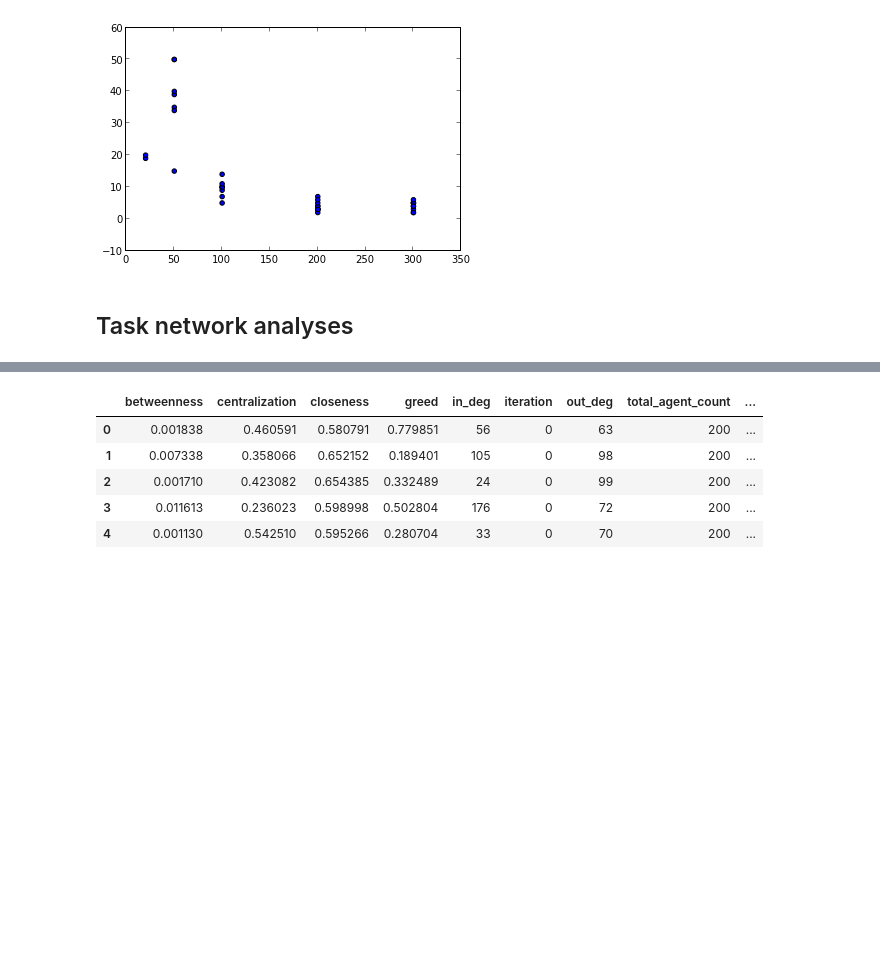
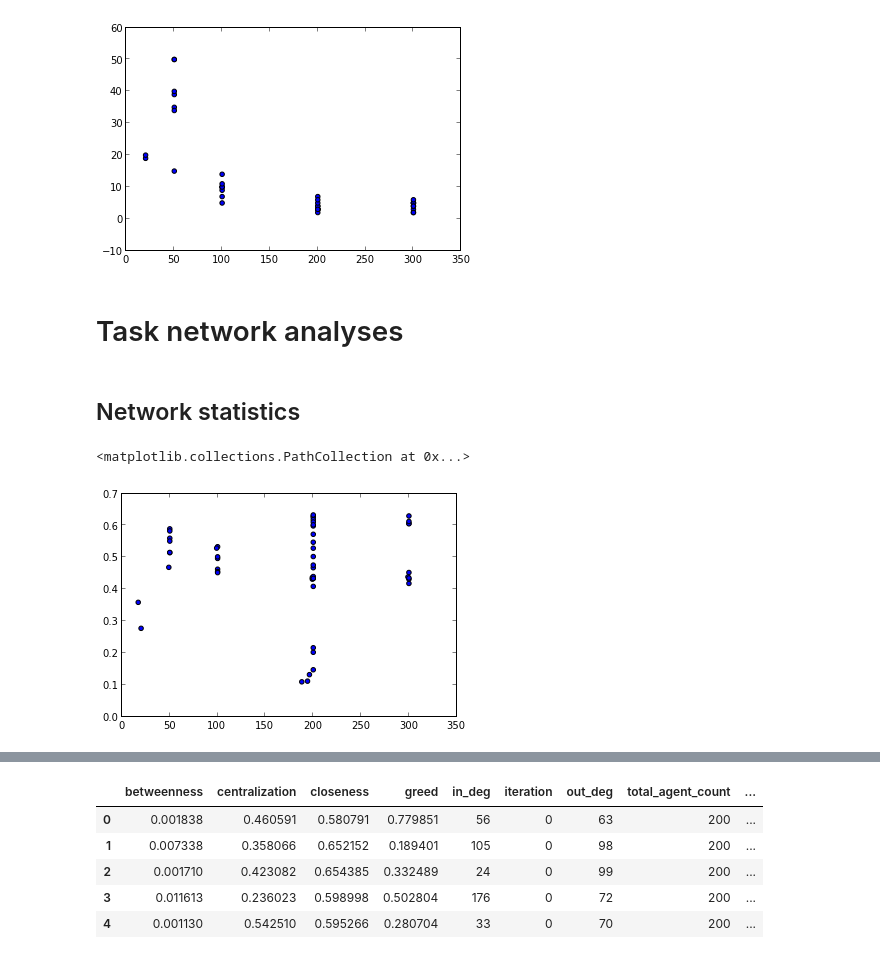
Before and after one commit to jackiekazil/goalnet, a Jupyter notebook: goalnet/analysis/Analysis 2.ipynb, the cells around one changed output, grey strips where cells are left out. Cells and saved outputs as stored; diff of their text form; code cells hidden in the pictures; blank space fills up the shorter version.

```diff
--- a/goalnet/analysis/Analysis 2.ipynb
+++ b/goalnet/analysis/Analysis 2.ipynb
@@ -50,4 +51,18 @@ plt.scatter(agent_counts, delta_tasks)
 <matplotlib.collections.PathCollection at 0x...>
 [figure]
 # %% [markdown]
-## Task network analyses
+# Task network analyses
+# %% [markdown]
+## Network statistics
+# %%
+graph_data = []
+for G in iterate_over_networks(BASE_PATH):
+    g_dat = get_network_statistics(G)
+    graph_data.append(g_dat)
+# %%
+net_stats = pandas.DataFrame(graph_data)
+# %%
+plt.scatter(net_stats.size, net_stats.transitivity)
+# %% [output]
+<matplotlib.collections.PathCollection at 0x...>
+[figure, added]
```
Also changed, not shown: parts of 6 cells of this notebook, 4 other files.
